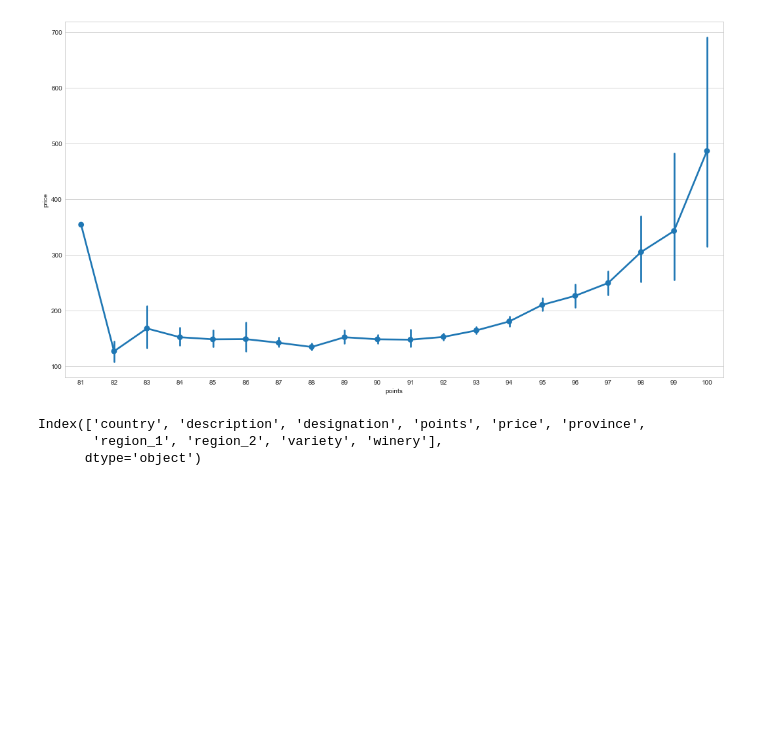
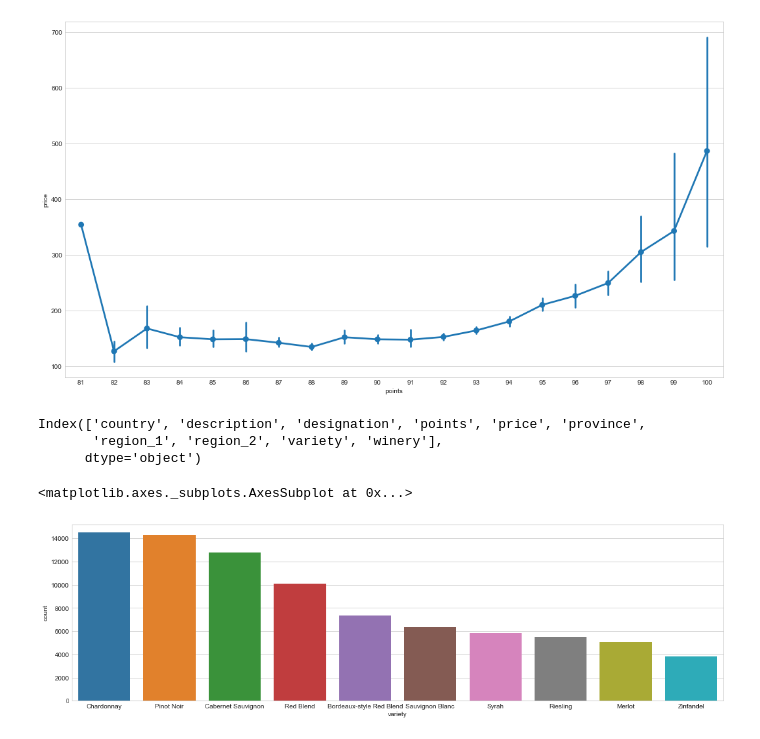
Before and after one commit to MritunjayMohitesh/wine_reviews_EDA, a Jupyter notebook: Winery-EDA.ipynb, the cells around one changed output. Saved outputs shown, nothing was run; the diff lists cells and outputs as text; code cells hidden in the pictures; blank space fills up the shorter version.

```diff
--- a/Winery-EDA.ipynb
+++ b/Winery-EDA.ipynb
@@ -438,3 +438,13 @@ data.columns
 Index(['country', 'description', 'designation', 'points', 'price', 'province',
        'region_1', 'region_2', 'variety', 'winery'],
       dtype='object')
+# %%
+var_df = pd.DataFrame(data.groupby('variety').count()['country'].sort_values(ascending=False))
+# %%
+var_df.columns  = ['count']
+# %%
+plt.figure(figsize=(18,5))
+sns.barplot(var_df.index[:10],'count',data=var_df.head(10))
+# %% [output]
+<matplotlib.axes._subplots.AxesSubplot at 0x...>
+[figure, added]
```
Also changed, not shown: parts of 2 cells of this notebook.
